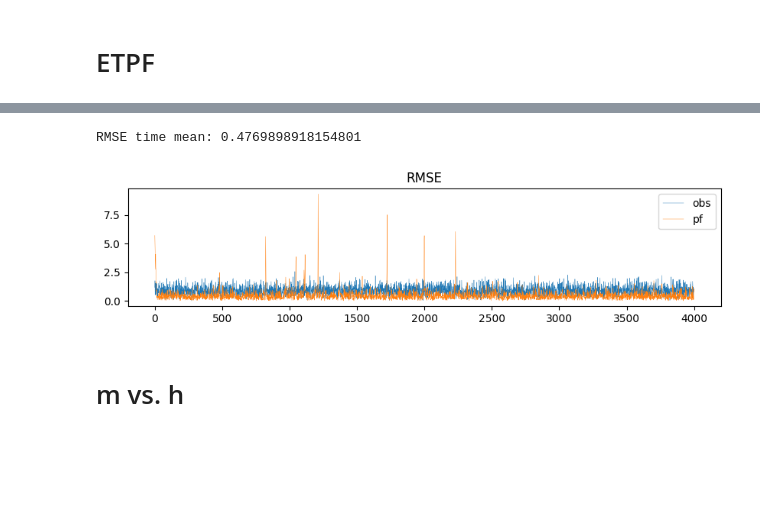
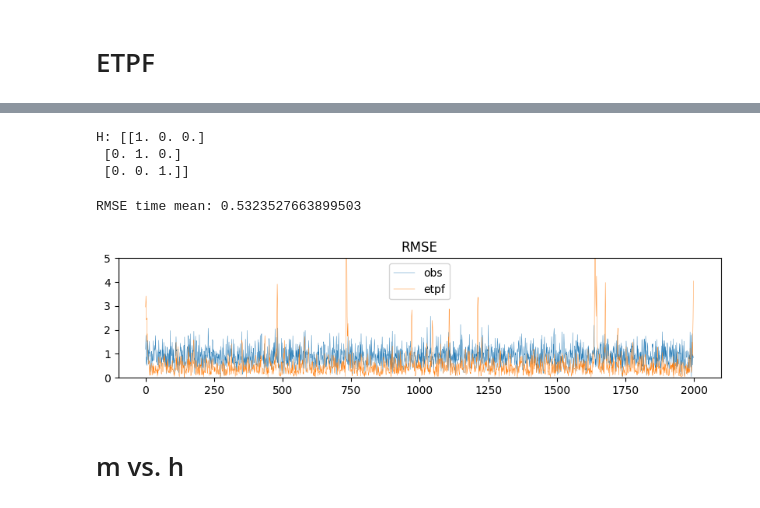
Before and after one commit to KotaTakeda/da_py, a Jupyter notebook: examples/l63_etpf.ipynb, the cells around one changed output, grey strips where cells are left out. Saved outputs shown, nothing was run; the diff lists cells and outputs as text; code cells hidden in the pictures; blank space fills up the shorter version.

Commit message:
update etpf

```diff
--- a/examples/l63_etpf.ipynb
+++ b/examples/l63_etpf.ipynb
@@ -28,22 +31,23 @@ obs_per = 12
 # NOTE: nature runの生成に使ったdtに対して，Dt = dt * obs_perとなるように設定．
 Dt = dt * obs_per
 
-lorenz = gen_l63(s, r, b)
+p = (s, r, b)
 # モデルの遷移関数(非線形)
 # 0.01ずつ時間発展させる
 # dtは同化step
 def M(x, Dt):
     for i in range(int(Dt/0.01)):
-        x = rk4(lorenz, 0, x, 0.01)
+        x = rk4(lorenz63, 0, x, p, 0.01)
     return x
 
 # 単位行列
-I = np.eye(3)
+I = np.eye(3, dtype=float)
 
 # 観測
 H = I
+# H = np.eye(2,3)
 # H = np.eye(1,3)
-# H = np.eye(2,3)
+print("H:", H)
 
 # モデル誤差共分散, 最初は完全モデルを仮定
 Q = np.zeros((3, 3))
@@ -57,26 +61,33 @@ end_step = -1 # 開発用
 x_true = np.load('x_true_l63.npy')[:end_step]
 y = np.load('x_obs_l63.npy')[:end_step]
 if not np.isclose(r0, 1.0):
-    y = x_true + np.random.normal(loc=0, scale=np.sqrt(r0), size=x_true.shape) # R = r0*I
+    y = x_true + np.random.normal(loc=0, scale=np.sqrt(r0), size=x_true.shape)  # R = r0*I
 
 y = y@H.T
 R = H@R@H.T
 
-
-# KFの初期値
+# 初期分布
 seed = 1
 np.random.seed(seed)
 x_0 = x_true[np.random.randint(len(x_true)-1)]
-
 P_0 = 64*I
 
+# inflation
+h = 0.4
 
-# params
-h = 0.4  # additive inflation
+# ensemble size
 m = 20
+
+# generate initial ensemble
+X_0 = x_0 + np.random.multivariate_normal(np.zeros_like(x_0), P_0, m)  # (m, dim_x)
+# %% [output]
+H: [[1. 0. 0.]
+ [0. 1. 0.]
+ [0. 0. 1.]]
 # %%
-end = len(y)
-etpf = ETPF(M, H, R, x_0, P_0, m=m, seed=seed, N_thr=.9, add_inflation=h)
+end = len(y)//2
+etpf = ETPF(M, H, R, N_thr=.9, add_inflation=h)
+etpf.initialize(X_0)
 for y_obs in tqdm(y[:end]):
     etpf.forecast(Dt)
     etpf.update(y_obs)
@@ -98,16 +109,16 @@ x_assim = etpf.x
 # %%
 # plot rmse
 fig, ax = plt.subplots(figsize=(10, 2))
 plot_loss(x_true[:end]@H.T, y[:end], loss_rms, ax=ax, label='obs', lw=0.3)
-plot_loss(x_true[:end], x_assim[:end], loss_rms, ax=ax, label='pf', lw=0.3)
+plot_loss(x_true[:end], x_assim[:end], loss_rms, ax=ax, label='etpf', lw=0.3)
 # plt.plot(np.sqrt(pf.trP), lw=0.3, label='trP')
 ax.legend()
-# ax.set_ylim([0,2])
+ax.set_ylim([0, 5])
 ax.set_title("RMSE")
-print("RMSE time mean:", loss_rms(x_true, x_assim)[200:].mean())
+print("RMSE time mean:", loss_rms(x_true[:end], x_assim)[200:].mean())
 # %% [output]
-RMSE time mean: 0.4769898918154801
+RMSE time mean: 0.5323527663899503
-[figure, old version]
+[figure, new version]
 # %% [markdown]
 # m vs. h
 # %%
```
Also changed, not shown: parts of 3 cells of this notebook, 2 other files.
